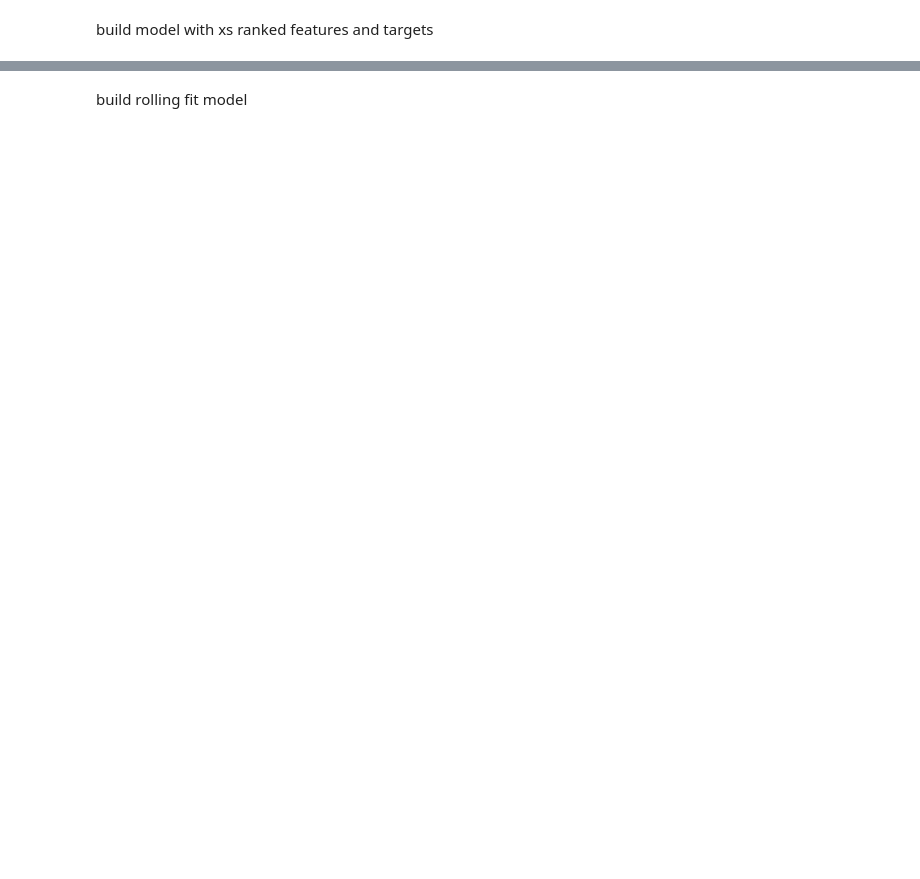
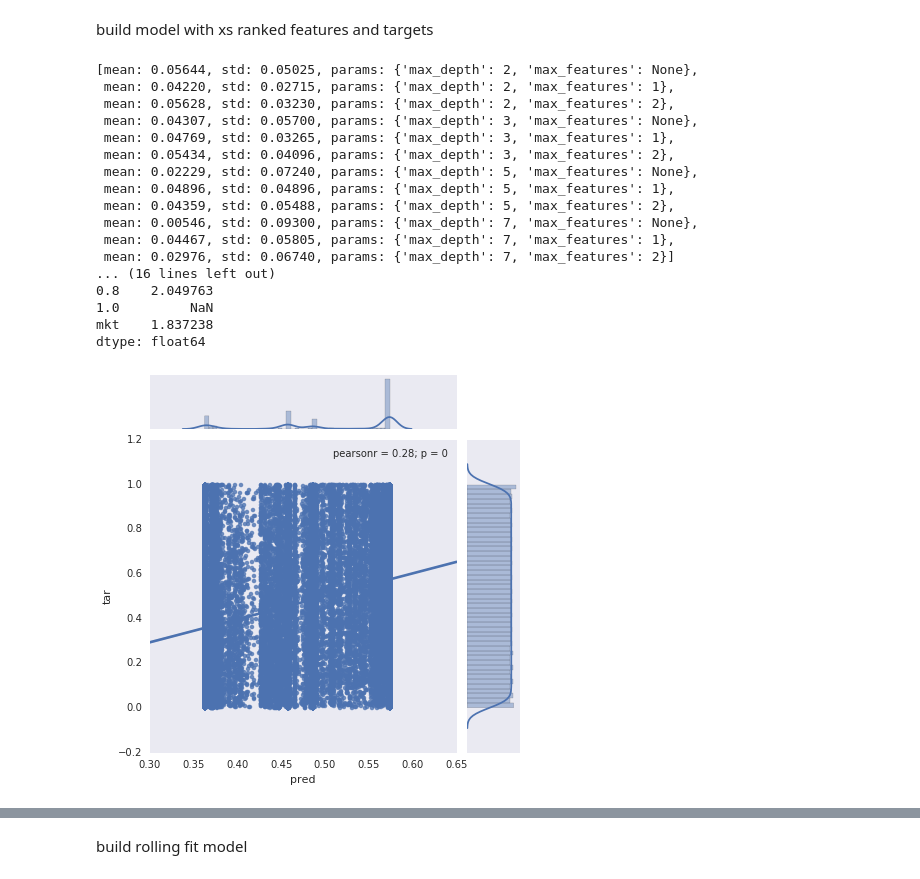
Before and after one commit to rhouck/re, a Jupyter notebook: build model.ipynb, the cells around one changed output, grey strips where cells are left out. Saved outputs shown, nothing was run; the diff lists cells and outputs as text; code cells hidden in the pictures; blank space fills up the shorter version.

```diff
--- a/build model.ipynb
+++ b/build model.ipynb
@@ -289,12 +375,32 @@ clf, df_res, score, pred = composite.build_model(clf, df)
 build model with xs ranked features and targets
 # %%
 def xs_rank_features(df, skip=('long', 'med', 'short')):
-    for c in df.columns if c not in skip:
-        df[c] = ut.get_row_percentile(df[c])
+    for c in df.columns:
+        if c not in skip:
+            df[c] = ut.get_row_percentile(df[c])
     return df
 df_r = xs_rank_features(df)
 # %%
-clf = GridSearchCV(RandomForestRegressor(n_estimators=100),
+clf = GridSearchCV(RandomForestRegressor(n_estimators=100, oob_score=True),
                    param_grid={'max_depth': [2,3,5,7], 'max_features': [None, 1, 2,]},
                    cv=5, n_jobs=1, iid=False)
 clf, df_res, score, pred = composite.build_model(clf, df_r)
+# %% [output]
+[mean: 0.05644, std: 0.05025, params: {'max_depth': 2, 'max_features': None},
+ mean: 0.04220, std: 0.02715, params: {'max_depth': 2, 'max_features': 1},
+ mean: 0.05628, std: 0.03230, params: {'max_depth': 2, 'max_features': 2},
+ mean: 0.04307, std: 0.05700, params: {'max_depth': 3, 'max_features': None},
+ mean: 0.04769, std: 0.03265, params: {'max_depth': 3, 'max_features': 1},
+ mean: 0.05434, std: 0.04096, params: {'max_depth': 3, 'max_features': 2},
+ mean: 0.02229, std: 0.07240, params: {'max_depth': 5, 'max_features': None},
+ mean: 0.04896, std: 0.04896, params: {'max_depth': 5, 'max_features': 1},
+ mean: 0.04359, std: 0.05488, params: {'max_depth': 5, 'max_features': 2},
+ mean: 0.00546, std: 0.09300, params: {'max_depth': 7, 'max_features': None},
+ mean: 0.04467, std: 0.05805, params: {'max_depth': 7, 'max_features': 1},
+ mean: 0.02976, std: 0.06740, params: {'max_depth': 7, 'max_features': 2}]
+... (16 lines left out)
+0.8    2.049763
+1.0         NaN
+mkt    1.837238
+dtype: float64
+[figure, added]
```
Also changed, not shown: parts of 7 cells of this notebook.
